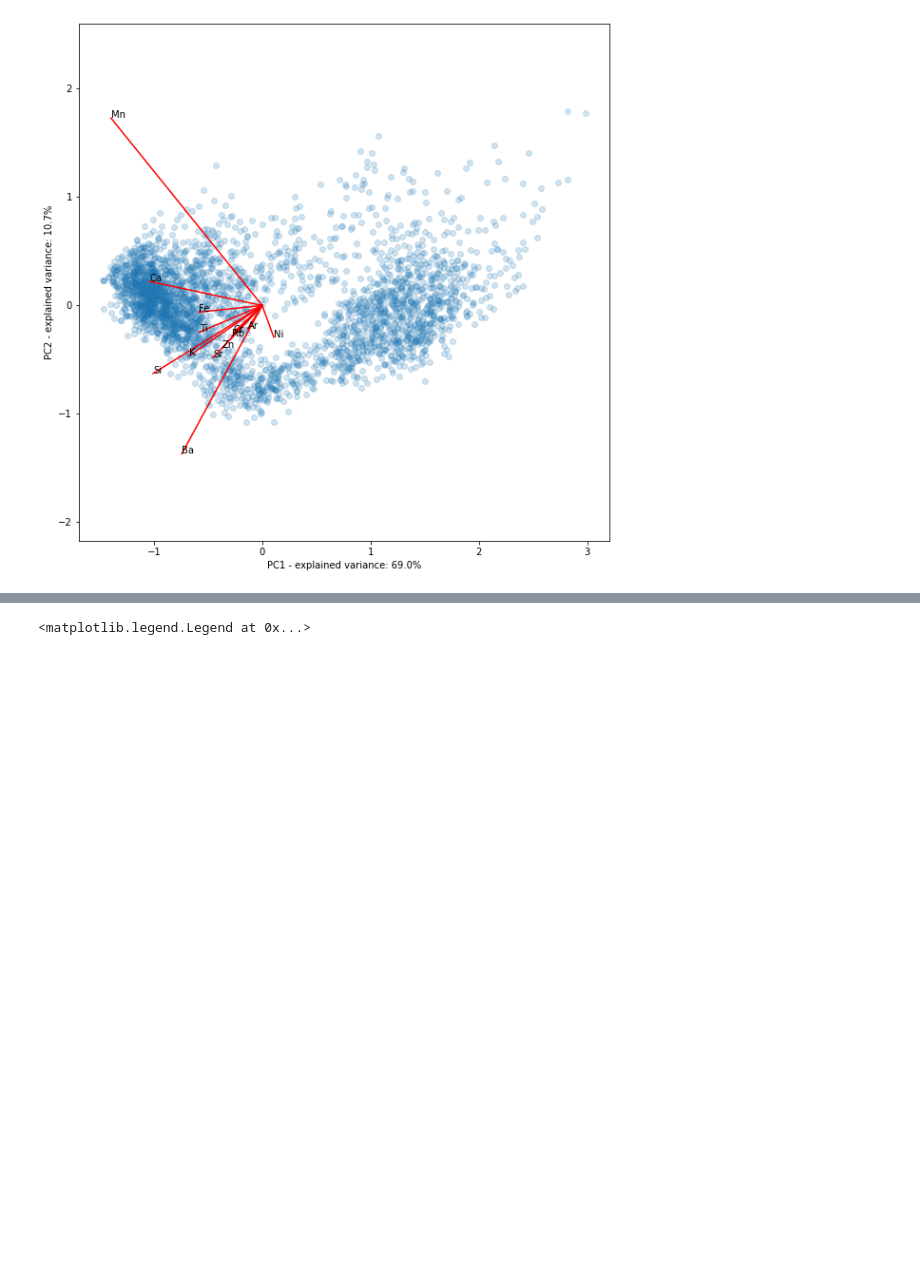
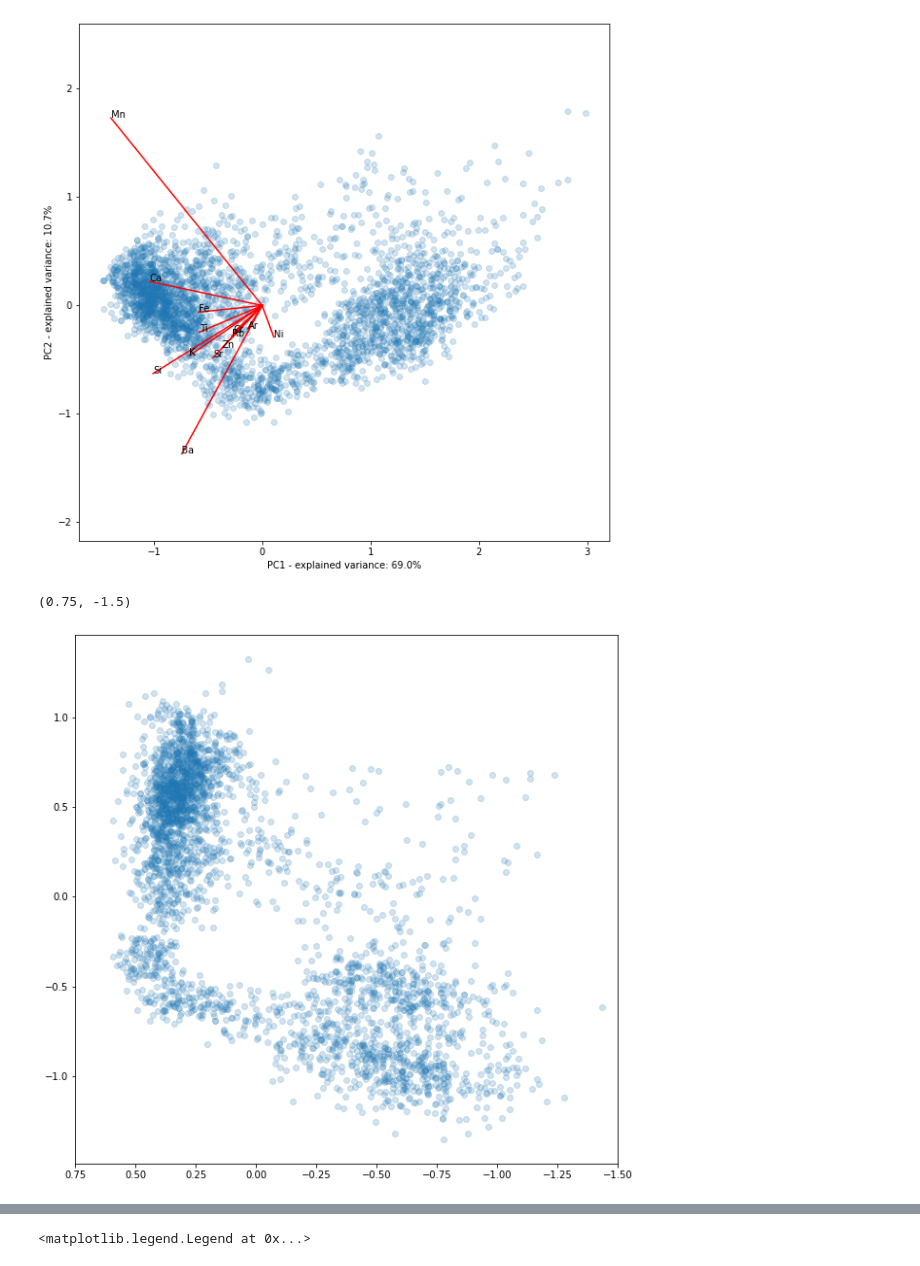
Before and after one commit to ds4geo/ds4geo, a Jupyter notebook: WS 2020 Course Notes/Session 8.ipynb, the cells around one changed output, grey strips where cells are left out. Drawn from its saved outputs; the diff is of its cells as text; code cells hidden in the pictures; blank space fills up the shorter version.

```diff
--- a/WS 2020 Course Notes/Session 8.ipynb
+++ b/WS 2020 Course Notes/Session 8.ipynb
@@ -245,6 +252,18 @@ for v, nm in zip(pca.components_[0:2,:].T, elements):
   plt.text(vec[0],vec[1], nm)
 # %% [output]
 [figure]
+# %%
+# Check back in terms of the element data
+# Mn and e.g. Si account for a large part of the variance, so the PCA plot should
+# look similar to a rotated version of the Mn-Si scatter plot:
+fig, ax = plt.subplots(figsize=(10,10))
+ax.scatter(clr["Si"], clr["Mn"], alpha=0.2)
+ax.set_xlim(0.75, -1.5)
+ax.set_xlabel("Si")
+ax.set_ylabel("Mn")
+# %% [output]
+(0.75, -1.5)
+[figure, added]
 # %%
 # re plot data to help interpretation
 clr.plot(y=["Si", "Mn", "Ca", "K"], width=1200, height=400, backend="plotly")
```
Also changed, not shown: parts of 11 cells of this notebook.
